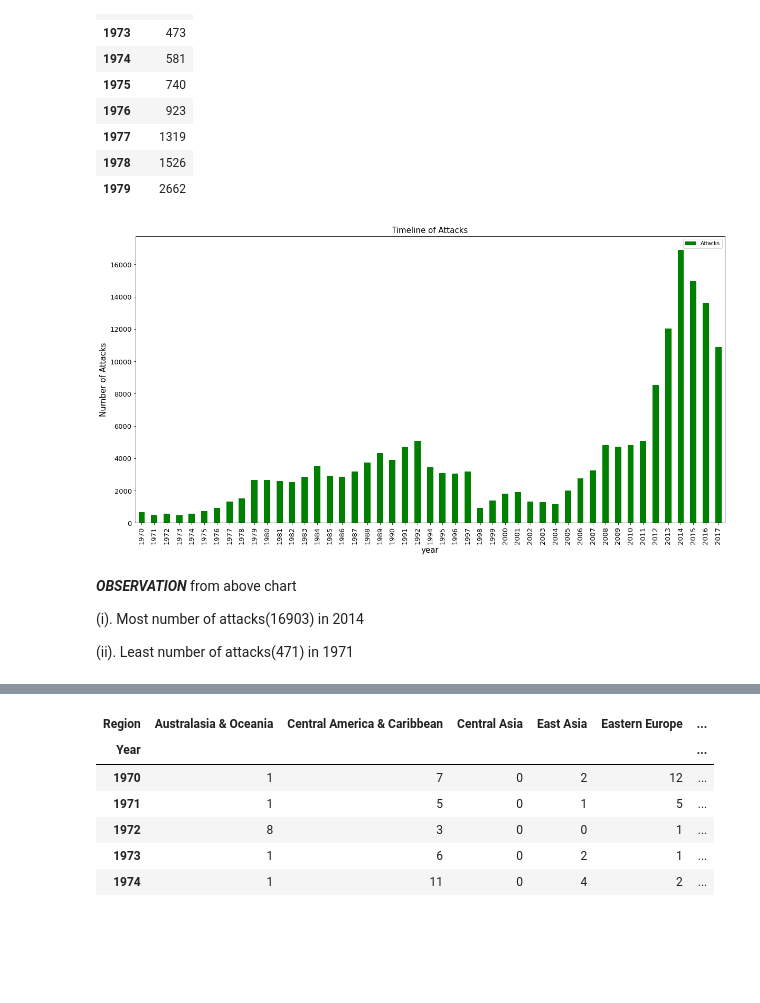
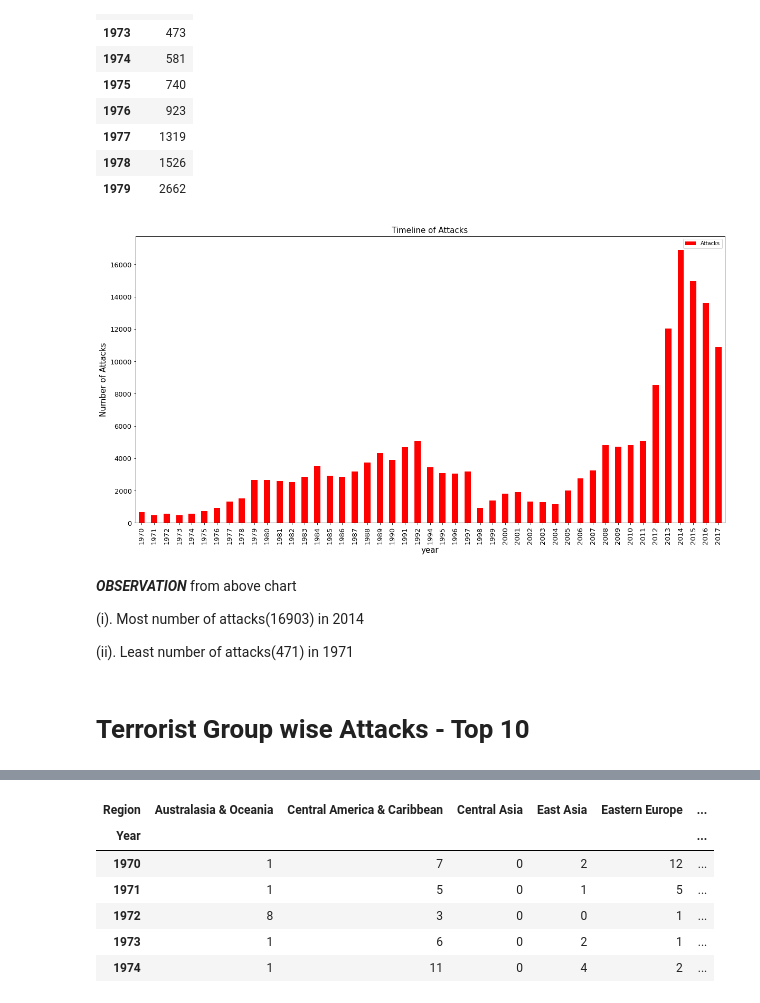
Before and after one commit to deepa-tyagi/global-td, a Jupyter notebook: Copy_of_Global_Terrorism_Analysis_Capstone_Project.ipynb, the cells around one changed output, grey strips where cells are left out. Saved outputs shown, nothing was run; the diff lists cells and outputs as text; code cells hidden in the pictures; blank space fills up the shorter version.

```diff
--- a/Copy_of_Global_Terrorism_Analysis_Capstone_Project.ipynb
+++ b/Copy_of_Global_Terrorism_Analysis_Capstone_Project.ipynb
@@ -22,7 +22,7 @@ Mounted at /content/drive
 # %%
 #ISO/IEC 8859-1 encodes what it refers to as "Latin alphabet no. 1"
 
-gtd = pd.read_csv('/content/drive/MyDrive/Colab Notebooks/capston project/Global Terrorism Data.csv',encoding='ISO-8859-1')
+gtd = pd.read_csv('/content/drive/MyDrive/Colab Notebooks/data/capstone projects/Global Terrorism Analysis/Global Terrorism Data.csv',encoding='ISO-8859-1')
 # %% [markdown]
 For given data set, each column is demanding very high memory, pandas tries to determine what dtype to set by analyzing the data in each column.
 # %%
@@ -206,16 +215,19 @@ attacks.head(10)
 | 1978 | 1526 |
 | 1979 | 2662 |
 # %%
-attacks.plot(kind="bar",color="green",figsize=(20,10),fontsize=13)
+
+attacks.plot(kind="bar",color="red",figsize=(20,10),fontsize=13)
 plt.title("Timeline of Attacks",fontsize=15)
 plt.xlabel("year",fontsize=15)
 plt.ylabel("Number of Attacks",fontsize=15)
 plt.show()
 # %% [output]
-[figure, old version]
+[figure, new version]
 # %% [markdown]
 ***OBSERVATION*** from above  chart
 
  (i). Most number of attacks(16903) in 2014
 
   (ii). Least number of attacks(471) in 1971
+# %% [markdown]
+# **Terrorist Group wise Attacks - Top 10**
```
Also changed, not shown: parts of 17 cells of this notebook.
